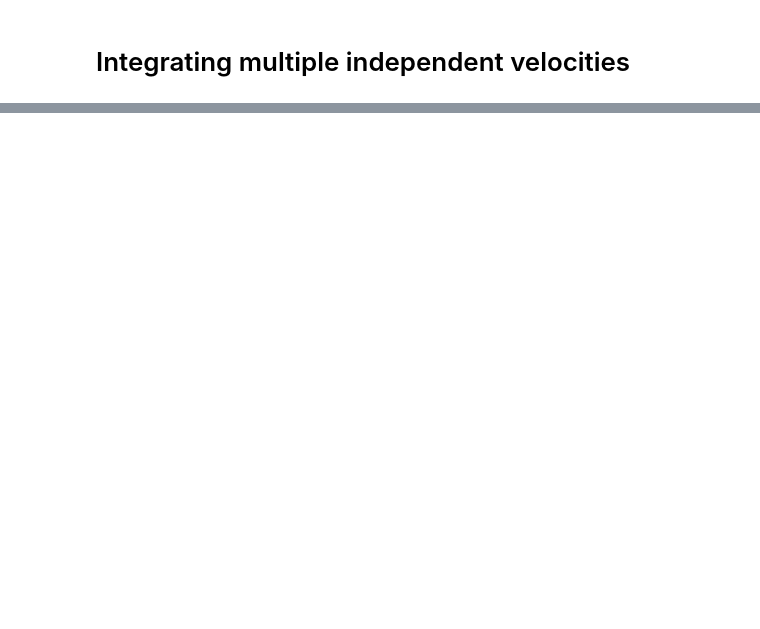
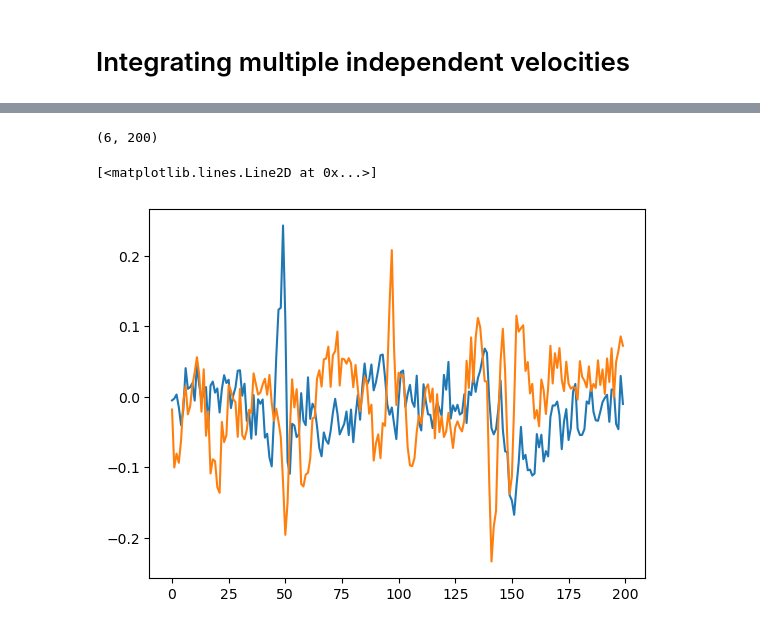
Before and after one commit to alexnegron/modular-dynamics, a Jupyter notebook: notebooks/modular_dynamics_rnn_independent_velocities_experiments.ipynb, the cells around one changed output, grey strips where cells are left out. Cells and saved outputs as stored; diff of their text form; code cells hidden in the pictures; blank space fills up the shorter version.

```diff
--- a/notebooks/modular_dynamics_rnn_independent_velocities_experiments.ipynb
+++ b/notebooks/modular_dynamics_rnn_independent_velocities_experiments.ipynb
@@ -704,0 +519,24 @@ plt.show()
+# %%
+ring_mod_1 = net.mods[0]
+ring_mod_2 = net.mods[1]
+ring_mod_3 = net.mods[2]
+
+ring_mod_1_in = ring_mod_1.input_to_vel.weight.data.detach().cpu().numpy()
+ring_mod_2_in = ring_mod_2.input_to_vel.weight.data.detach().cpu().numpy()
+ring_mod_3_in = ring_mod_3.input_to_vel.weight.data.detach().cpu().numpy()
+
+ring_mod_1_out = net.output.weight.data.detach().cpu().numpy()[:, 0:200]
+# %%
+ring_mod_1_out.shape
+# %% [output]
+(6, 200)
+# %%
+plt.plot(ring_mod_1_out[0,:])
+plt.plot(ring_mod_1_out[1,:])
+# plt.plot(ring_mod_1_out[2,:])
+# plt.plot(ring_mod_1_out[3,:])
+# plt.plot(ring_mod_1_out[4,:])
+# plt.plot(ring_mod_1_out[5,:])
+# %% [output]
+[<matplotlib.lines.Line2D at 0x...>]
+[figure, added]
```
Also changed, not shown: parts of 23 cells of this notebook, 5 other files.
